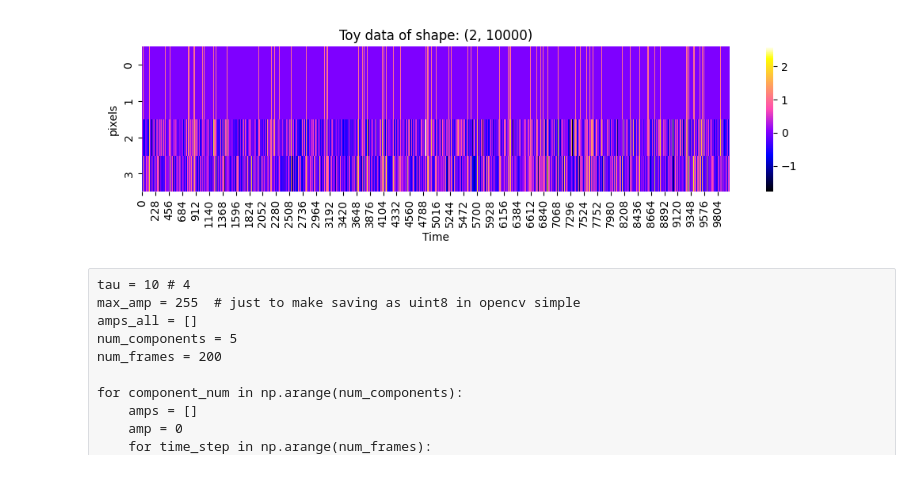
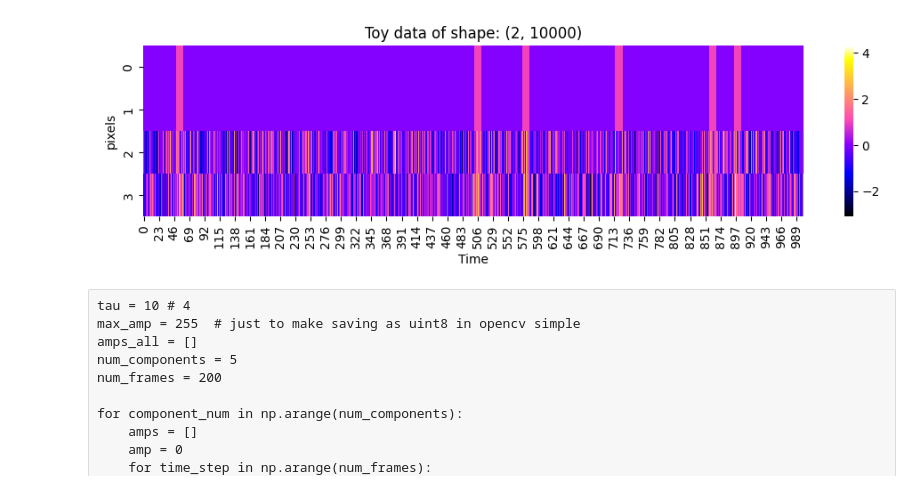
Before and after one commit to kushalkolar/td-svd-sandbox, a Jupyter notebook: toy_data.ipynb, the cells around one changed output. Cells and saved outputs as stored; diff of their text form; code cells hidden in the pictures.

```diff
--- a/toy_data.ipynb
+++ b/toy_data.ipynb
@@ -27,17 +85,17 @@ pixels = pixels.astype(float)
 pixels_clean = pixels.copy()
 
 for i in range(pixels.shape[0]):
-    pixels[i] += (np.random.normal(0, 1, size=toy_shape[1]) / 2)
+    pixels[i] += np.random.normal(0, 1, size=toy_shape[1])
 # %%
 fig = plt.figure(figsize=(10, 3))
-sns.heatmap(np.vstack([pixels_clean, pixels]), cmap="gnuplot2")
+sns.heatmap(np.vstack([pixels_clean, pixels])[:, :1000], cmap="gnuplot2")
 plt.title(f"Toy data of shape: {toy_shape}")
 plt.xlabel("Time")
 plt.ylabel("pixels"), pixels
 plt.tight_layout()
 plt.show()
 # %% [output]
-[figure, old version]
+[figure, new version]
 # %% [raw]
 tau = 10 # 4
 max_amp = 255  # just to make saving as uint8 in opencv simple
```
Also changed, not shown: parts of 11 cells of this notebook.
